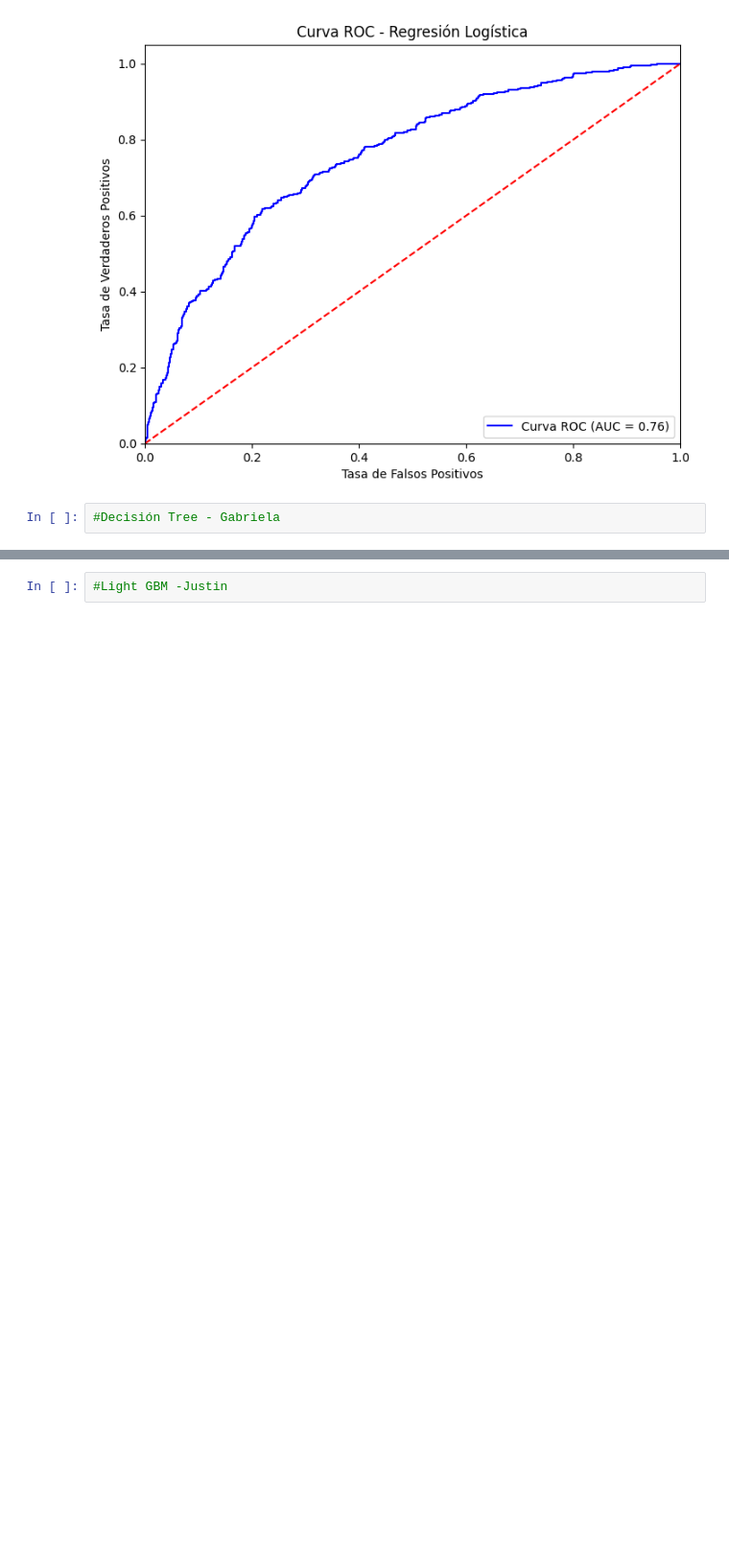
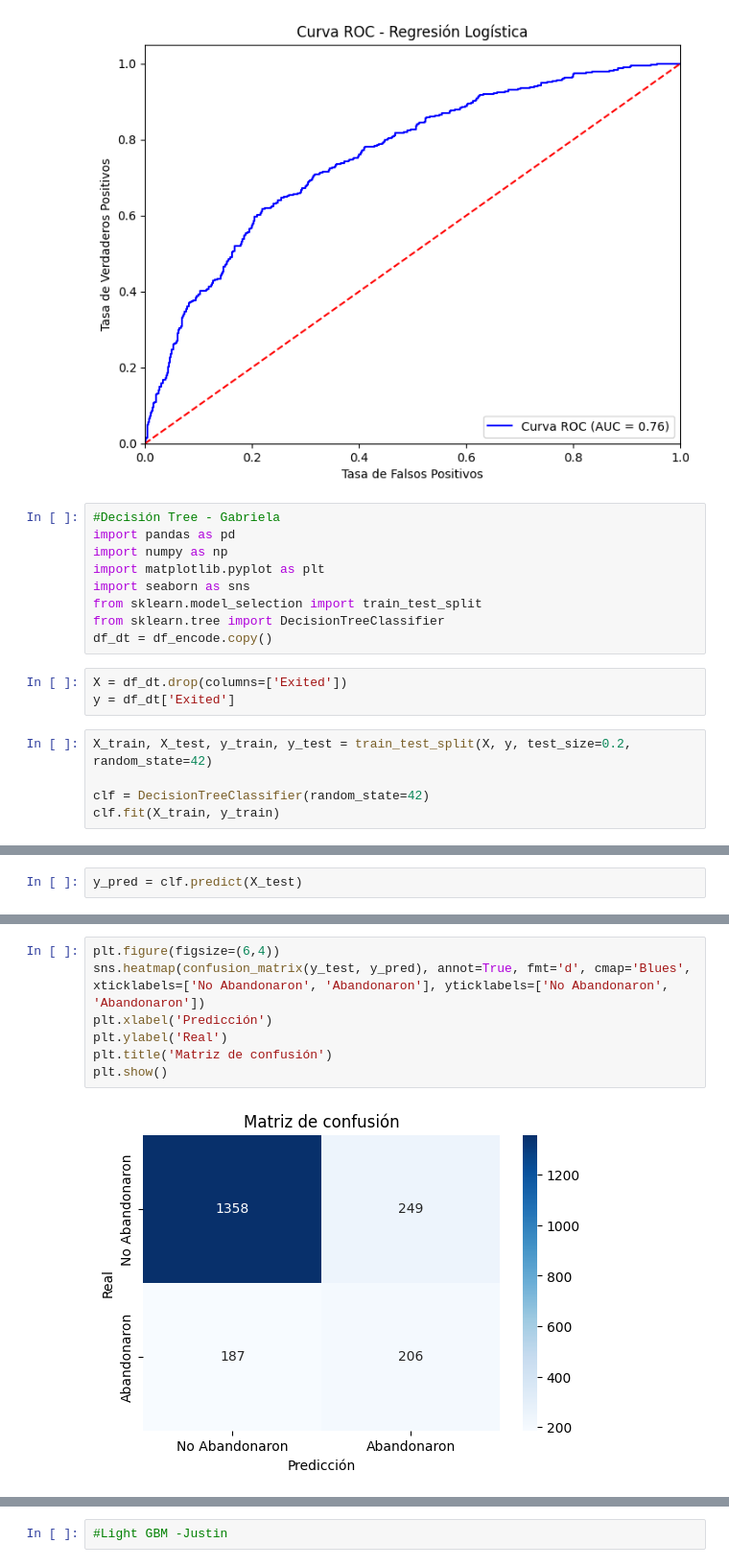
Before and after one commit to DarkinMC/CustomerChurn_Prediction_BankingSector_1AN-213_HAN_G4, a Jupyter notebook: Bank_customer_churn_pred.ipynb, the cells around one changed output, grey strips where cells are left out. Shown at 96% size. Cells and saved outputs as stored; diff of their text form; blank space fills up the shorter version.

Commit message:
Decision Tree (#8)
* Cargar datos

* Summary de estadisticas

* Graficas

* Decision Tree

---------

Co-authored-by: Gabriela Vivas <gabavisa@gmail.com>

```diff
--- a/Bank_customer_churn_pred.ipynb
+++ b/Bank_customer_churn_pred.ipynb
@@ -353,3 +344,18 @@ No Abandonaron       0.83      0.97      0.89      1613
 [figure]
 # %%
 #Decisión Tree - Gabriela
+import pandas as pd
+import numpy as np
+import matplotlib.pyplot as plt
+import seaborn as sns
+from sklearn.model_selection import train_test_split
+from sklearn.tree import DecisionTreeClassifier
+df_dt = df_encode.copy()
+# %%
+X = df_dt.drop(columns=['Exited'])
+y = df_dt['Exited']
+# %%
+X_train, X_test, y_train, y_test = train_test_split(X, y, test_size=0.2, random_state=42)
+
+clf = DecisionTreeClassifier(random_state=42)
+clf.fit(X_train, y_train)
@@ -355,0 +364,2 @@ No Abandonaron       0.83      0.97      0.89      1613
+# %%
+y_pred = clf.predict(X_test)
@@ -355,0 +379,9 @@ No Abandonaron       0.83      0.97      0.89      1613
+# %%
+plt.figure(figsize=(6,4))
+sns.heatmap(confusion_matrix(y_test, y_pred), annot=True, fmt='d', cmap='Blues', xticklabels=['No Abandonaron', 'Abandonaron'], yticklabels=['No Abandonaron', 'Abandonaron'])
+plt.xlabel('Predicción')
+plt.ylabel('Real')
+plt.title('Matriz de confusión')
+plt.show()
+# %% [output]
+[figure, added]
```
Also changed, not shown: parts of 4 cells of this notebook.
